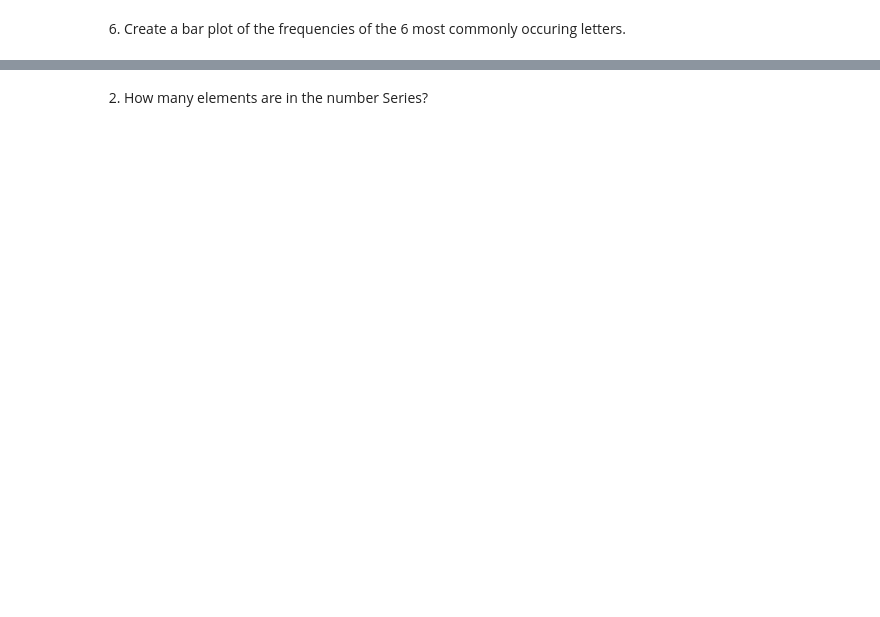
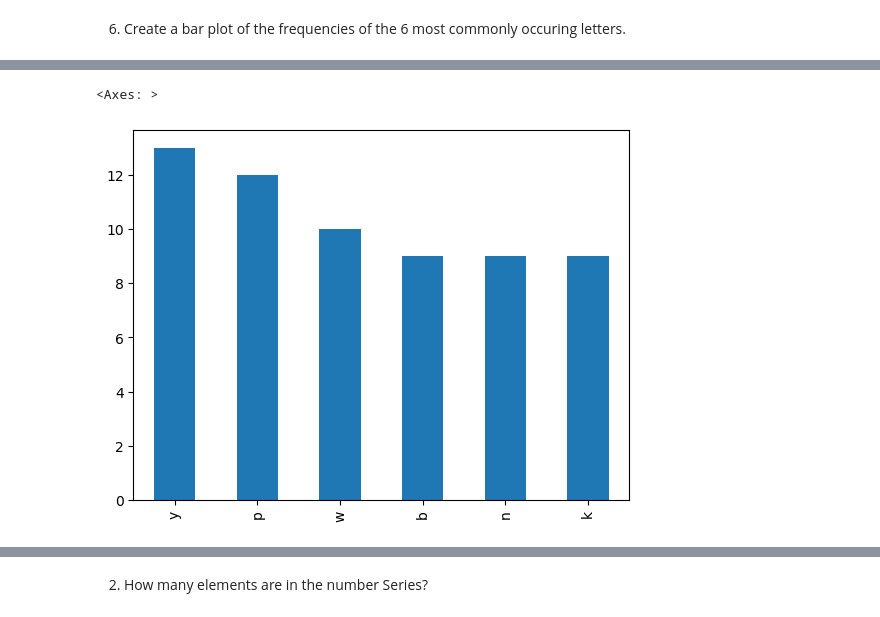
Before and after one commit to MigashaneVictoire/numpy-pandas-visualization-exercises, a Jupyter notebook: pandas_series.ipynb, the cells around one changed output, grey strips where cells are left out. Drawn from its saved outputs; the diff is of its cells as text; code cells hidden in the pictures; blank space fills up the shorter version.

```diff
--- a/pandas_series.ipynb
+++ b/pandas_series.ipynb
@@ -357,2 +387,5 @@ AttributeError: 'str' object has no attribute 'str'
 # %% [markdown]
 6. Create a bar plot of the frequencies of the 6 most commonly occuring letters.
+# %%
+common_occ = letters.value_counts().sort_values(ascending=False).head(6)
+common_occ
@@ -358,0 +400,5 @@ AttributeError: 'str' object has no attribute 'str'
+# %%
+common_occ.plot.bar()
+# %% [output]
+<Axes: >
+[figure, added]
```
Also changed, not shown: parts of 16 cells of this notebook.
